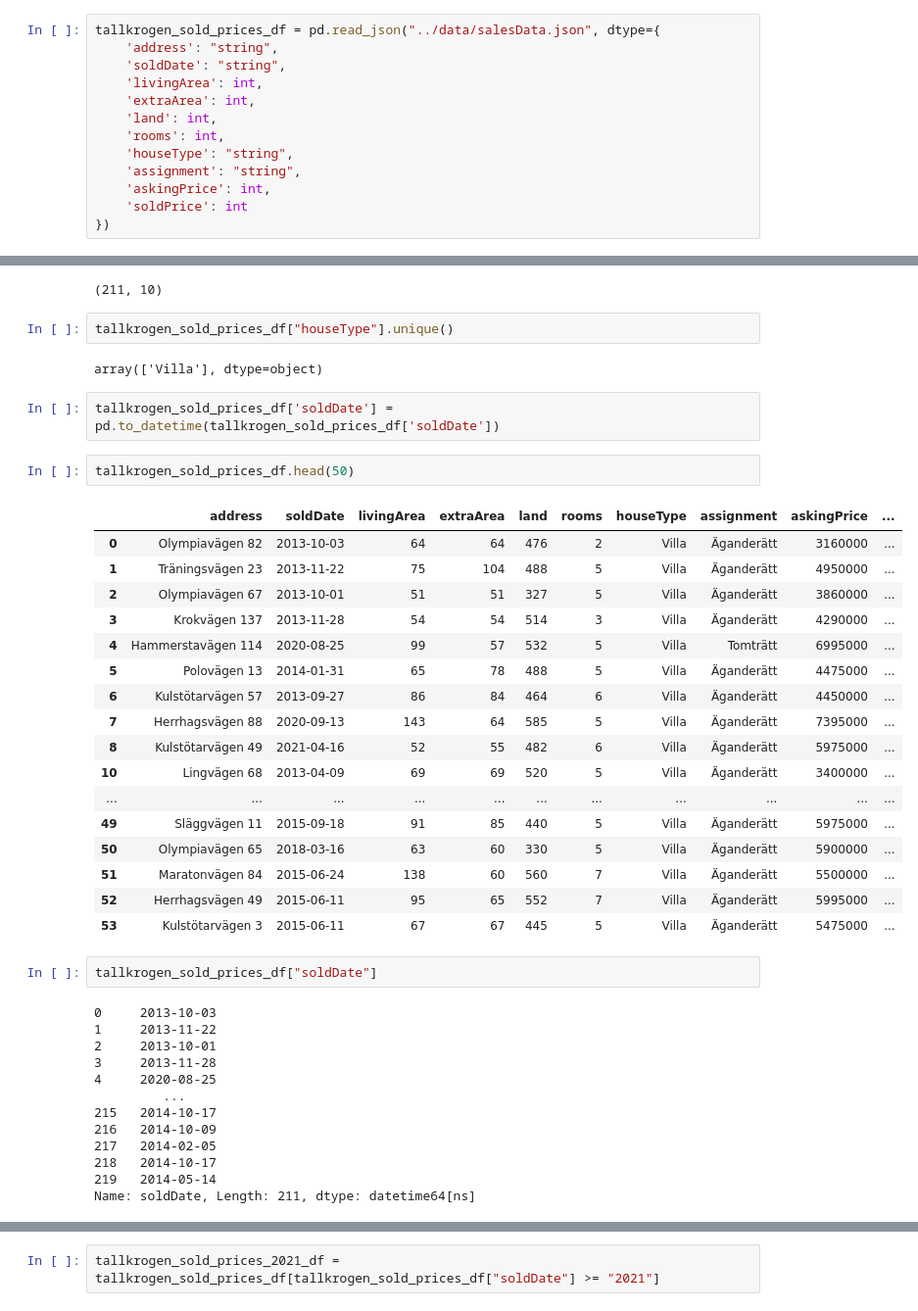
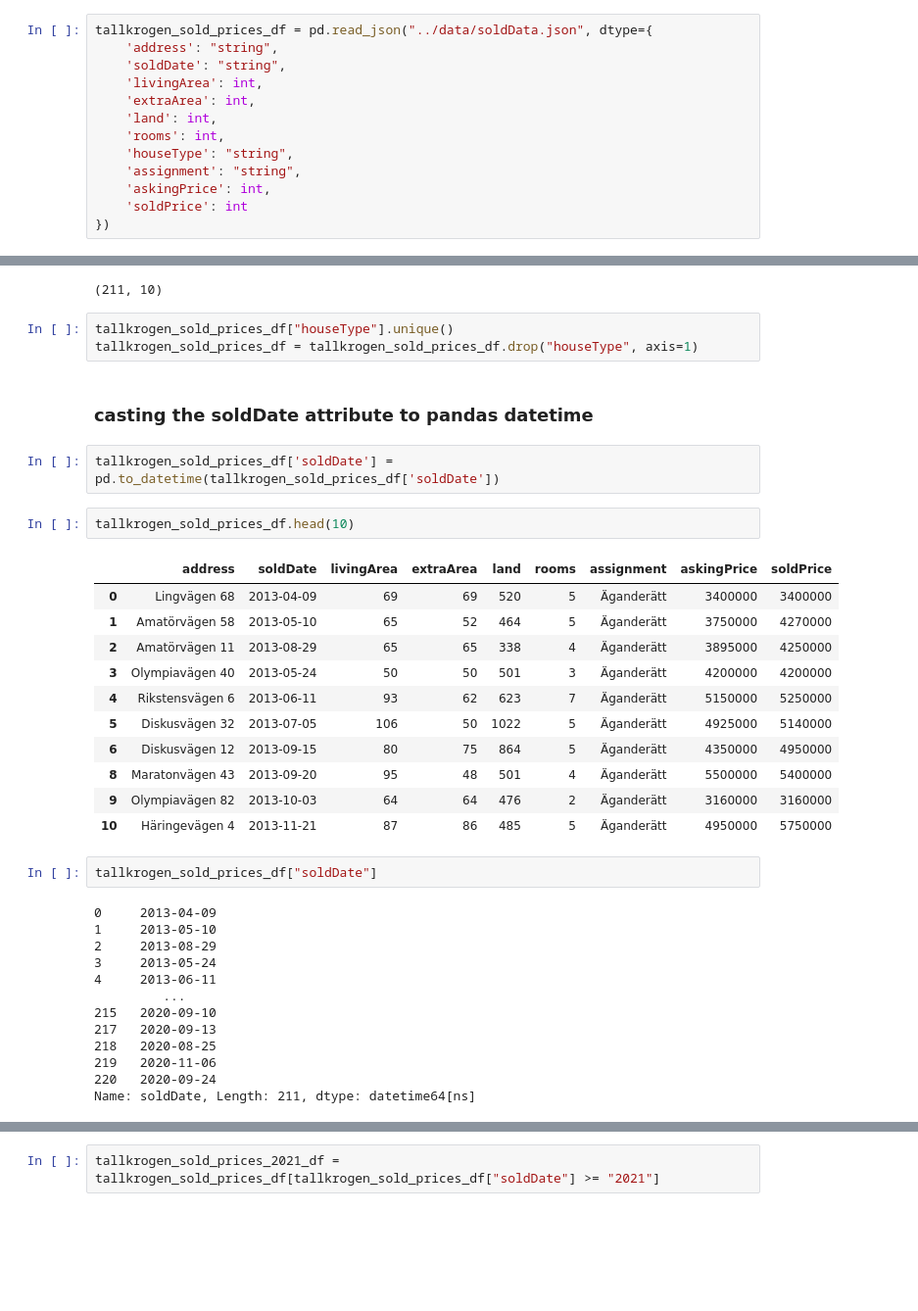
Before and after one commit to joeyaza/tallis-house-price-model, a Jupyter notebook: notebooks/tallis-linear-regression.ipynb, the cells around one changed output, grey strips where cells are left out. Shown at 98% size. Saved outputs shown, nothing was run; the diff lists cells and outputs as text; blank space fills up the shorter version.

```diff
--- a/notebooks/tallis-linear-regression.ipynb
+++ b/notebooks/tallis-linear-regression.ipynb
@@ -16,5 +19,5 @@ from subprocess import check_output
 # %%
-tallkrogen_sold_prices_df = pd.read_json("../data/salesData.json", dtype={
+tallkrogen_sold_prices_df = pd.read_json("../data/soldData.json", dtype={
     'address': "string",
     'soldDate': "string",
     'livingArea': int,
@@ -137,42 +130,37 @@ tallkrogen_sold_prices_df.shape
 (211, 10)
 # %%
 tallkrogen_sold_prices_df["houseType"].unique()
+tallkrogen_sold_prices_df = tallkrogen_sold_prices_df.drop("houseType", axis=1)
-# %% [output]
-array(['Villa'], dtype=object)
+# %% [markdown]
+### casting the soldDate attribute to pandas datetime
 # %%
 tallkrogen_sold_prices_df['soldDate'] = pd.to_datetime(tallkrogen_sold_prices_df['soldDate'])
 # %%
-tallkrogen_sold_prices_df.head(50)
+tallkrogen_sold_prices_df.head(10)
 # %% [output]
-|  | address | soldDate | livingArea | extraArea | land | rooms | houseType | assignment | askingPrice | ... |
-| 0 | Olympiavägen 82 | 2013-10-03 | 64 | 64 | 476 | 2 | Villa | Äganderätt | 3160000 | ... |
-| 1 | Träningsvägen 23 | 2013-11-22 | 75 | 104 | 488 | 5 | Villa | Äganderätt | 4950000 | ... |
-| 2 | Olympiavägen 67 | 2013-10-01 | 51 | 51 | 327 | 5 | Villa | Äganderätt | 3860000 | ... |
-| 3 | Krokvägen 137 | 2013-11-28 | 54 | 54 | 514 | 3 | Villa | Äganderätt | 4290000 | ... |
-| 4 | Hammerstavägen 114 | 2020-08-25 | 99 | 57 | 532 | 5 | Villa | Tomträtt | 6995000 | ... |
-| 5 | Polovägen 13 | 2014-01-31 | 65 | 78 | 488 | 5 | Villa | Äganderätt | 4475000 | ... |
-| 6 | Kulstötarvägen 57 | 2013-09-27 | 86 | 84 | 464 | 6 | Villa | Äganderätt | 4450000 | ... |
-| 7 | Herrhagsvägen 88 | 2020-09-13 | 143 | 64 | 585 | 5 | Villa | Äganderätt | 7395000 | ... |
-| 8 | Kulstötarvägen 49 | 2021-04-16 | 52 | 55 | 482 | 6 | Villa | Äganderätt | 5975000 | ... |
-| 10 | Lingvägen 68 | 2013-04-09 | 69 | 69 | 520 | 5 | Villa | Äganderätt | 3400000 | ... |
-| ... | ... | ... | ... | ... | ... | ... | ... | ... | ... | ... |
-| 49 | Släggvägen 11 | 2015-09-18 | 91 | 85 | 440 | 5 | Villa | Äganderätt | 5975000 | ... |
-| 50 | Olympiavägen 65 | 2018-03-16 | 63 | 60 | 330 | 5 | Villa | Äganderätt | 5900000 | ... |
-| 51 | Maratonvägen 84 | 2015-06-24 | 138 | 60 | 560 | 7 | Villa | Äganderätt | 5500000 | ... |
-| 52 | Herrhagsvägen 49 | 2015-06-11 | 95 | 65 | 552 | 7 | Villa | Äganderätt | 5995000 | ... |
-| 53 | Kulstötarvägen 3 | 2015-06-11 | 67 | 67 | 445 | 5 | Villa | Äganderätt | 5475000 | ... |
+|  | address | soldDate | livingArea | extraArea | land | rooms | assignment | askingPrice | soldPrice |
+| 0 | Lingvägen 68 | 2013-04-09 | 69 | 69 | 520 | 5 | Äganderätt | 3400000 | 3400000 |
+| 1 | Amatörvägen 58 | 2013-05-10 | 65 | 52 | 464 | 5 | Äganderätt | 3750000 | 4270000 |
+| 2 | Amatörvägen 11 | 2013-08-29 | 65 | 65 | 338 | 4 | Äganderätt | 3895000 | 4250000 |
+| 3 | Olympiavägen 40 | 2013-05-24 | 50 | 50 | 501 | 3 | Äganderätt | 4200000 | 4200000 |
+| 4 | Rikstensvägen 6 | 2013-06-11 | 93 | 62 | 623 | 7 | Äganderätt | 5150000 | 5250000 |
+| 5 | Diskusvägen 32 | 2013-07-05 | 106 | 50 | 1022 | 5 | Äganderätt | 4925000 | 5140000 |
+| 6 | Diskusvägen 12 | 2013-09-15 | 80 | 75 | 864 | 5 | Äganderätt | 4350000 | 4950000 |
+| 8 | Maratonvägen 43 | 2013-09-20 | 95 | 48 | 501 | 4 | Äganderätt | 5500000 | 5400000 |
+| 9 | Olympiavägen 82 | 2013-10-03 | 64 | 64 | 476 | 2 | Äganderätt | 3160000 | 3160000 |
+| 10 | Häringevägen 4 | 2013-11-21 | 87 | 86 | 485 | 5 | Äganderätt | 4950000 | 5750000 |
 # %%
 tallkrogen_sold_prices_df["soldDate"]
 # %% [output]
-0     2013-10-03
-1     2013-11-22
-2     2013-10-01
-3     2013-11-28
-4     2020-08-25
+0     2013-04-09
+1     2013-05-10
+2     2013-08-29
+3     2013-05-24
+4     2013-06-11
          ...
-215   2014-10-17
-216   2014-10-09
-217   2014-02-05
-218   2014-10-17
-219   2014-05-14
+215   2020-09-10
+217   2020-09-13
+218   2020-08-25
+219   2020-11-06
+220   2020-09-24
 Name: soldDate, Length: 211, dtype: datetime64[ns]
```
Also changed, not shown: parts of 64 cells of this notebook, 17 other files.
